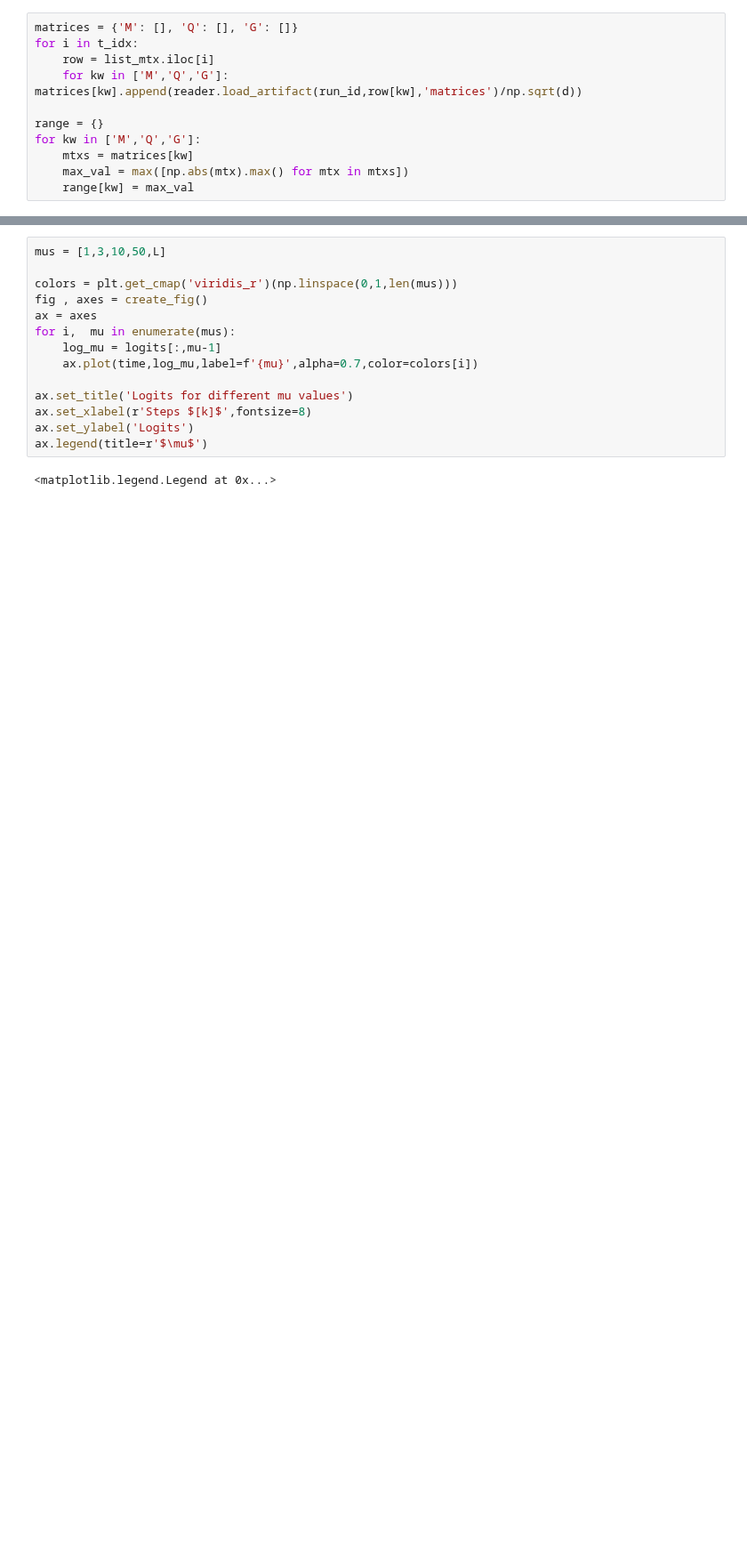
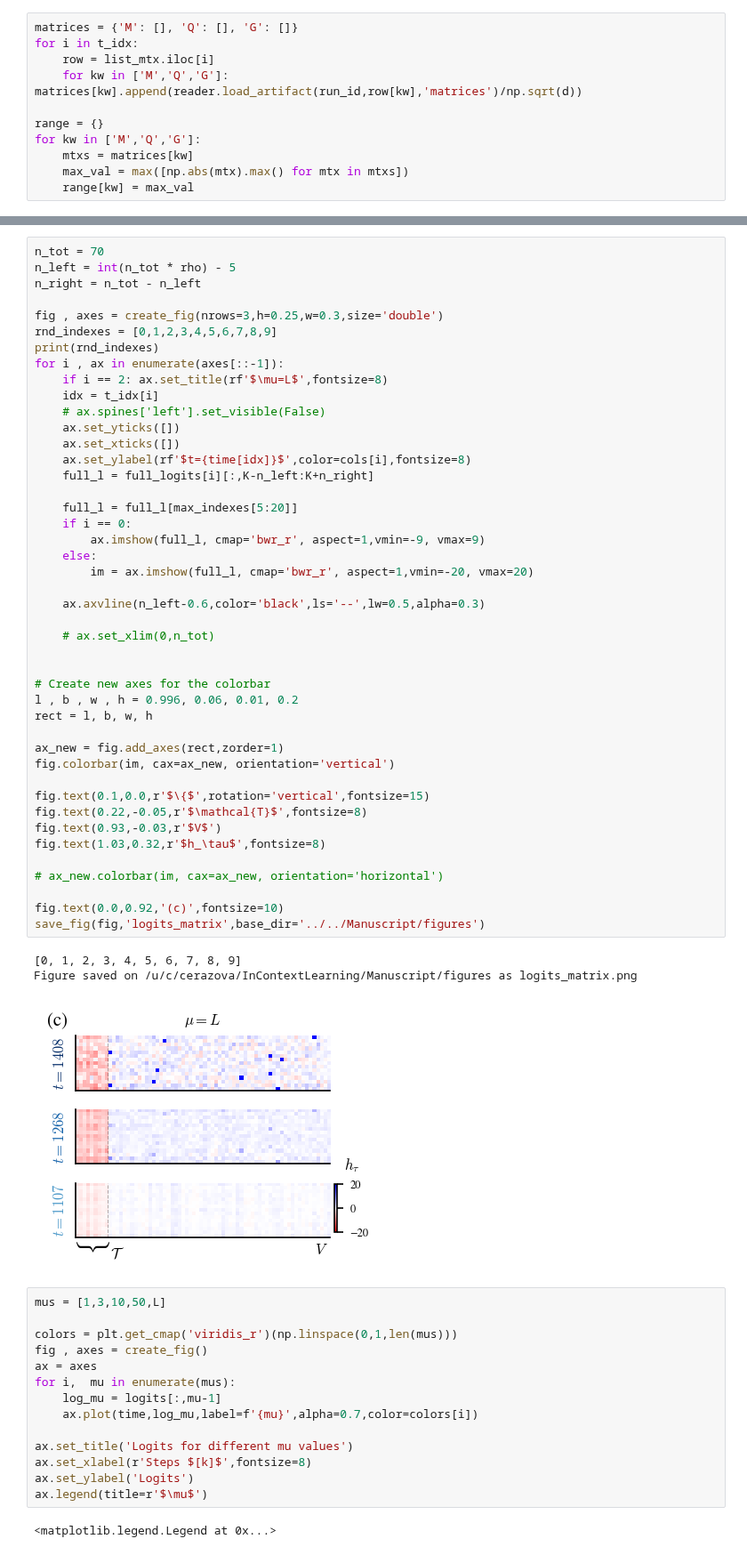
Before and after one commit to CristopherErazo/InContextLearning, a Jupyter notebook: notebooks/26_08_12_New_logits.ipynb, the cells around one changed output, grey strips where cells are left out. Shown at 89% size. Cells and saved outputs as stored; diff of their text form; blank space fills up the shorter version.

```diff
--- a/notebooks/26_08_12_New_logits.ipynb
+++ b/notebooks/26_08_12_New_logits.ipynb
@@ -405,3 +527,51 @@ Loaded 150 logits with shape (150, 230)
+# %%
+n_tot = 70
+n_left = int(n_tot * rho) - 5
+n_right = n_tot - n_left
+
+fig , axes = create_fig(nrows=3,h=0.25,w=0.3,size='double')
+rnd_indexes = [0,1,2,3,4,5,6,7,8,9]
+print(rnd_indexes)
+for i , ax in enumerate(axes[::-1]):
+    if i == 2: ax.set_title(rf'$\mu=L$',fontsize=8)
+    idx = t_idx[i]
+    # ax.spines['left'].set_visible(False)
+    ax.set_yticks([])
+    ax.set_xticks([])
+    ax.set_ylabel(rf'$t={time[idx]}$',color=cols[i],fontsize=8)
+    full_l = full_logits[i][:,K-n_left:K+n_right]
+
+    full_l = full_l[max_indexes[5:20]]
+    if i == 0:
+        ax.imshow(full_l, cmap='bwr_r', aspect=1,vmin=-9, vmax=9)
+    else:
+        im = ax.imshow(full_l, cmap='bwr_r', aspect=1,vmin=-20, vmax=20)
+
+    ax.axvline(n_left-0.6,color='black',ls='--',lw=0.5,alpha=0.3)
+
+    # ax.set_xlim(0,n_tot)
+
+
+# Create new axes for the colorbar
+l , b , w , h = 0.996, 0.06, 0.01, 0.2
+rect = l, b, w, h
+
+ax_new = fig.add_axes(rect,zorder=1)
+fig.colorbar(im, cax=ax_new, orientation='vertical')
+
+fig.text(0.1,0.0,r'$\{$',rotation='vertical',fontsize=15)
+fig.text(0.22,-0.05,r'$\mathcal{T}$',fontsize=8)
+fig.text(0.93,-0.03,r'$V$')
+fig.text(1.03,0.32,r'$h_\tau$',fontsize=8)
+
+# ax_new.colorbar(im, cax=ax_new, orientation='horizontal')
+
+fig.text(0.0,0.92,'(c)',fontsize=10)
+save_fig(fig,'logits_matrix',base_dir='../../Manuscript/figures')
+# %% [output]
+[0, 1, 2, 3, 4, 5, 6, 7, 8, 9]
+Figure saved on /u/c/cerazova/InContextLearning/Manuscript/figures as logits_matrix.png
+[figure, added]
 # %%
 mus = [1,3,10,50,L]
 
```
Also changed, not shown: parts of 37 cells of this notebook, 11 other files.
